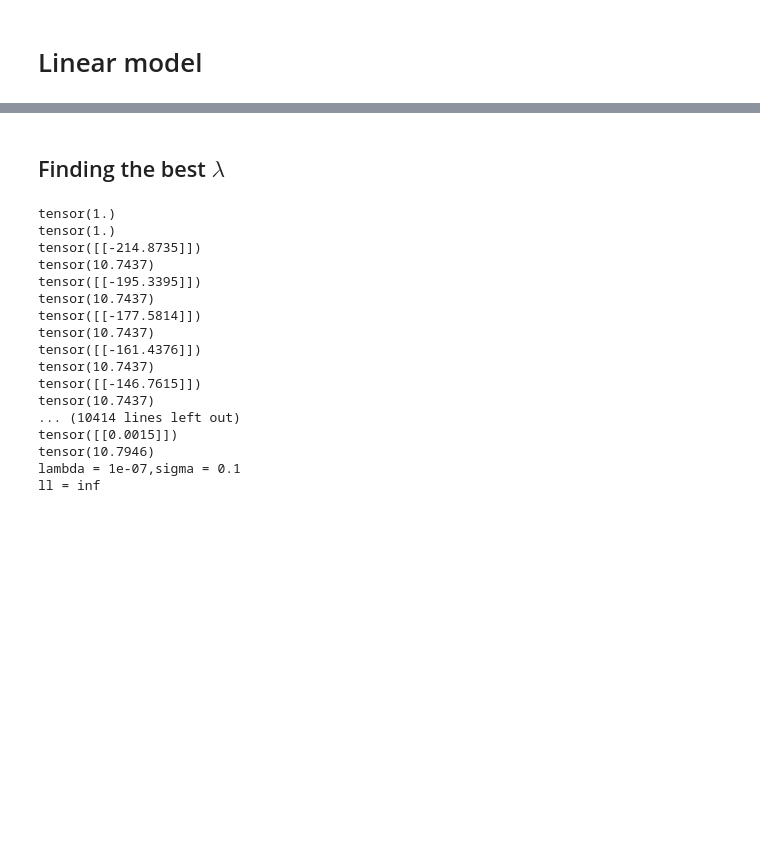
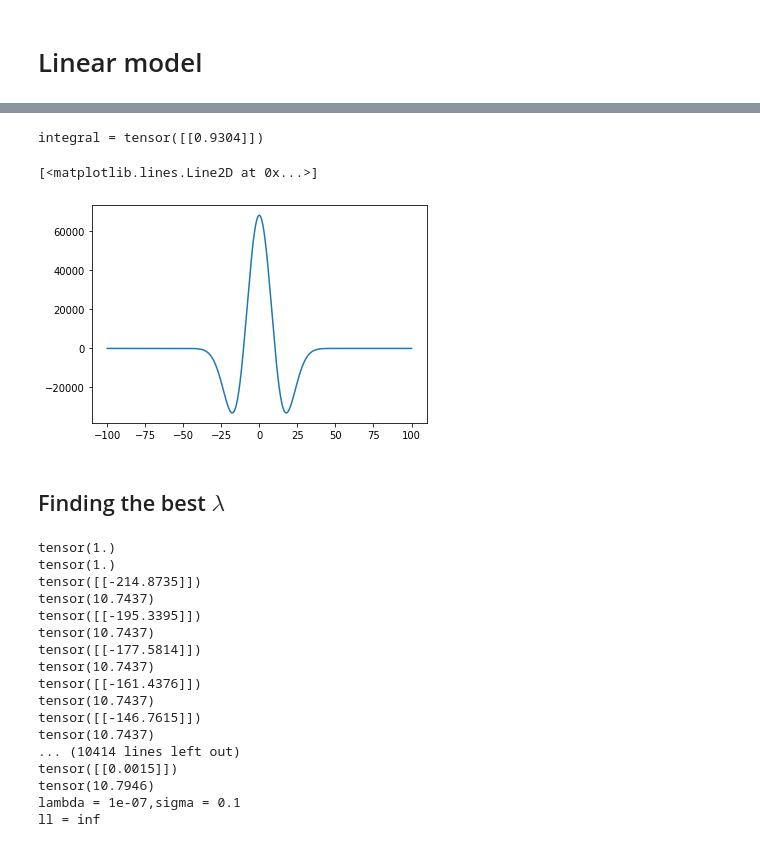
Before and after one commit to umarteau/non_negative_model, a Jupyter notebook: npm_nnf/density_estimation/Density_experiments-Copy1.ipynb, the cells around one changed output, grey strips where cells are left out. Drawn from its saved outputs; the diff is of its cells as text; code cells hidden in the pictures; blank space fills up the shorter version.

```diff
--- a/npm_nnf/density_estimation/Density_experiments.ipynb
+++ b/npm_nnf/density_estimation/Density_experiments-Copy1.ipynb
@@ -86,3 +154,15 @@ NameError: name 'generators' is not defined
+# %%
+c,r,ntest = 0,100,100000
+xtest = torch.linspace(c-r,c+r,ntest)
+#c,r,ntest = 0,10,100000
+#xtest = c + r*(2*torch.rand(ntest,d) - 1)
+#xtest,_ = xtest.sort(dim=0)
+ytest = clf.predict(xtest)
+plt.plot(xtest,ytest)
+# %% [output]
+integral = tensor([[0.9304]])
+[<matplotlib.lines.Line2D at 0x...>]
+[figure, added]
 # %%
 def makepx(data_set,la,sigma = 1,Niter = None):
     lmodel = utils.LMK(sigma,data_set,kernel = 'gaussian',centered = False,c = 0,base = base,mu_base = mu_base,eta_base = eta_base,useGPU = False,nmax_gpu = None,target_norm = 1)
```
Also changed, not shown: parts of 6 cells of this notebook, 4 other files.
